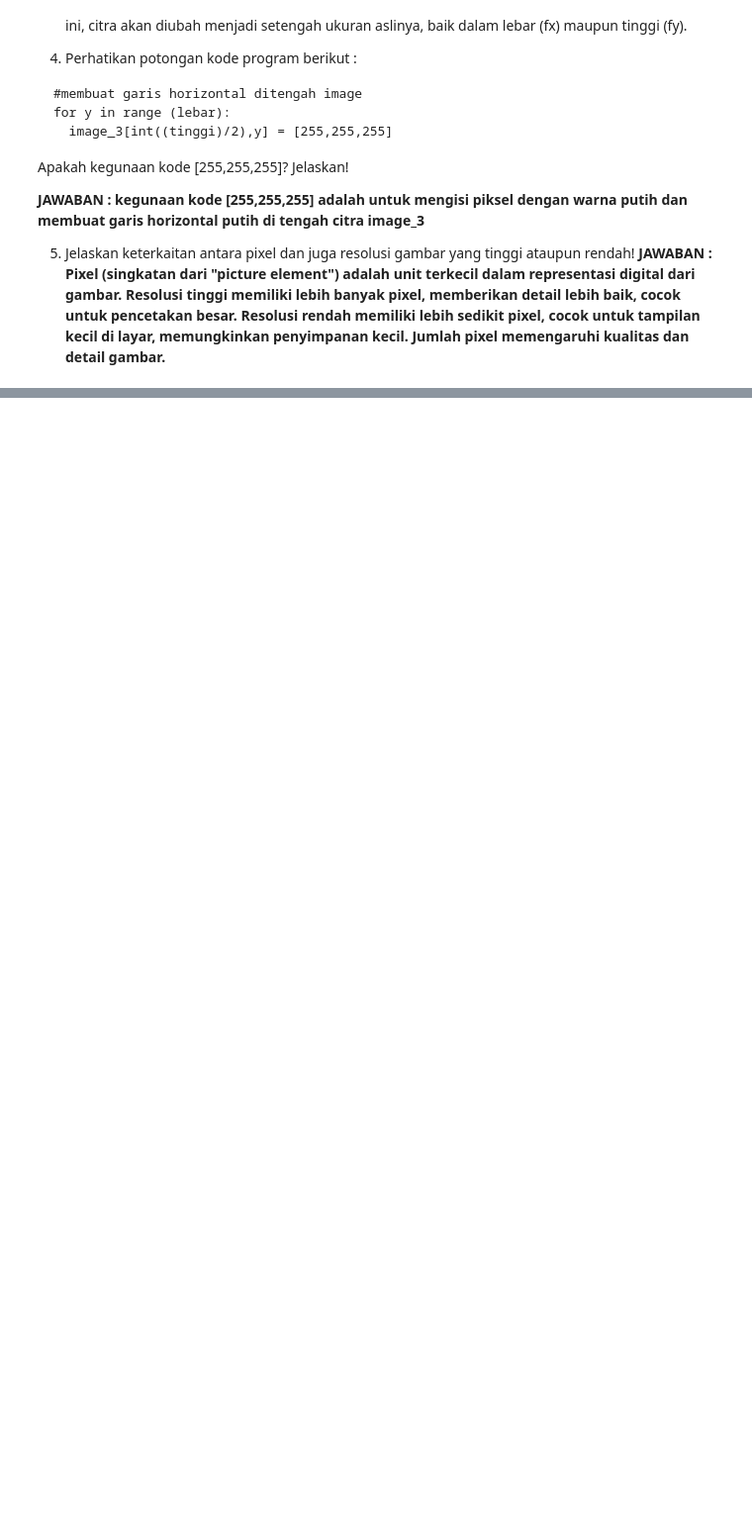
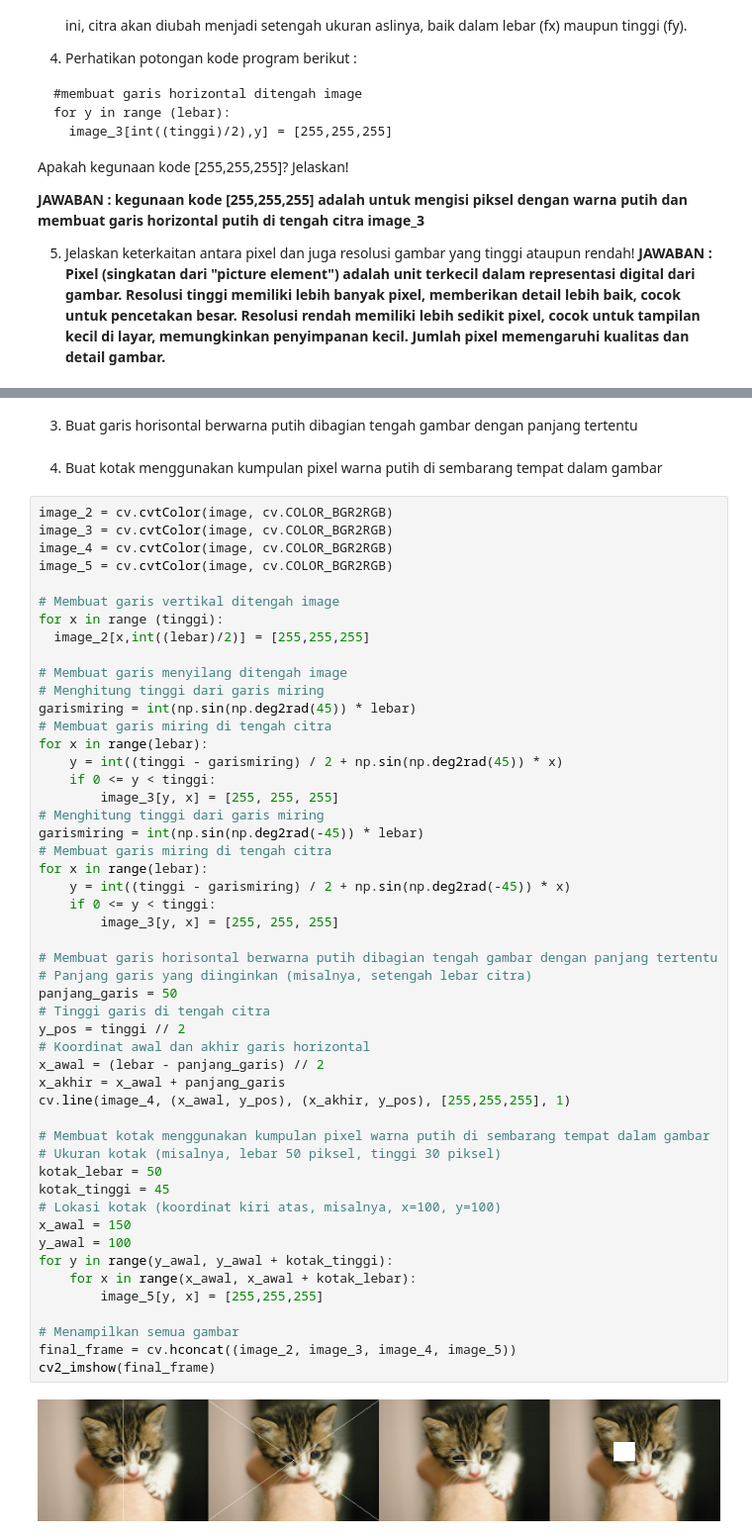
Before and after one commit to ZabrinaDF/PCVK_Ganjil_2023, a Jupyter notebook: Week1.ipynb, the cells around one changed output, grey strips where cells are left out. Shown at 99% size. Drawn from its saved outputs; the diff is of its cells as text; blank space fills up the shorter version.

```diff
--- a/Week1.ipynb
+++ b/Week1.ipynb
@@ -117,0 +124,62 @@ Apakah kegunaan kode [255,255,255]? Jelaskan!
+# %% [markdown]
+
+
+3.   Buat garis horisontal berwarna putih dibagian tengah gambar dengan panjang
+tertentu
+# %% [markdown]
+
+
+4.   Buat kotak menggunakan kumpulan pixel warna putih di sembarang tempat dalam
+gambar
+# %%
+image_2 = cv.cvtColor(image, cv.COLOR_BGR2RGB)
+image_3 = cv.cvtColor(image, cv.COLOR_BGR2RGB)
+image_4 = cv.cvtColor(image, cv.COLOR_BGR2RGB)
+image_5 = cv.cvtColor(image, cv.COLOR_BGR2RGB)
+
+# Membuat garis vertikal ditengah image
+for x in range (tinggi):
+  image_2[x,int((lebar)/2)] = [255,255,255]
+
+# Membuat garis menyilang ditengah image
+# Menghitung tinggi dari garis miring
+garismiring = int(np.sin(np.deg2rad(45)) * lebar)
+# Membuat garis miring di tengah citra
+for x in range(lebar):
+    y = int((tinggi - garismiring) / 2 + np.sin(np.deg2rad(45)) * x)
+    if 0 <= y < tinggi:
+        image_3[y, x] = [255, 255, 255]
+# Menghitung tinggi dari garis miring
+garismiring = int(np.sin(np.deg2rad(-45)) * lebar)
+# Membuat garis miring di tengah citra
+for x in range(lebar):
+    y = int((tinggi - garismiring) / 2 + np.sin(np.deg2rad(-45)) * x)
+    if 0 <= y < tinggi:
+        image_3[y, x] = [255, 255, 255]
+
+# Membuat garis horisontal berwarna putih dibagian tengah gambar dengan panjang tertentu
+# Panjang garis yang diinginkan (misalnya, setengah lebar citra)
+panjang_garis = 50
+# Tinggi garis di tengah citra
+y_pos = tinggi // 2
+# Koordinat awal dan akhir garis horizontal
+x_awal = (lebar - panjang_garis) // 2
+x_akhir = x_awal + panjang_garis
+cv.line(image_4, (x_awal, y_pos), (x_akhir, y_pos), [255,255,255], 1)
+
+# Membuat kotak menggunakan kumpulan pixel warna putih di sembarang tempat dalam gambar
+# Ukuran kotak (misalnya, lebar 50 piksel, tinggi 30 piksel)
+kotak_lebar = 50
+kotak_tinggi = 45
+# Lokasi kotak (koordinat kiri atas, misalnya, x=100, y=100)
+x_awal = 150
+y_awal = 100
+for y in range(y_awal, y_awal + kotak_tinggi):
+    for x in range(x_awal, x_awal + kotak_lebar):
+        image_5[y, x] = [255,255,255]
+
+# Menampilkan semua gambar
+final_frame = cv.hconcat((image_2, image_3, image_4, image_5))
+cv2_imshow(final_frame)
+# %% [output]
+[figure, added]
```
Also changed, not shown: parts of 4 cells of this notebook.
